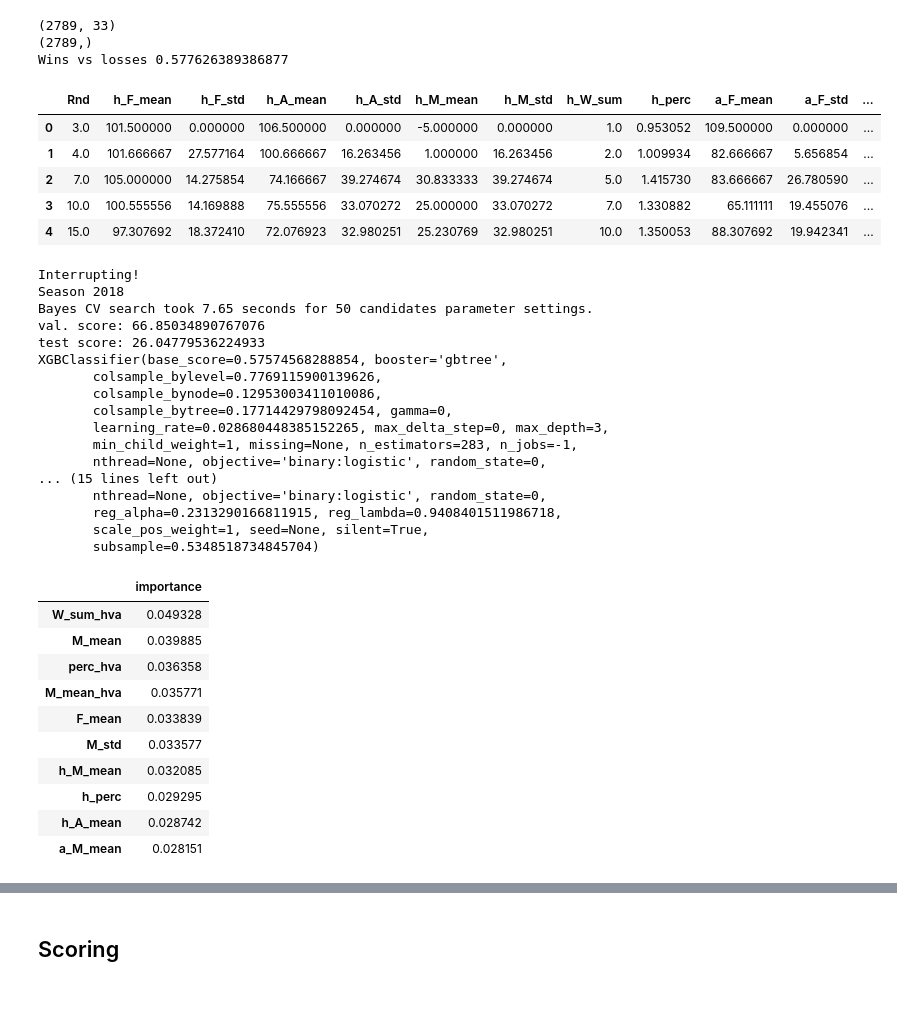
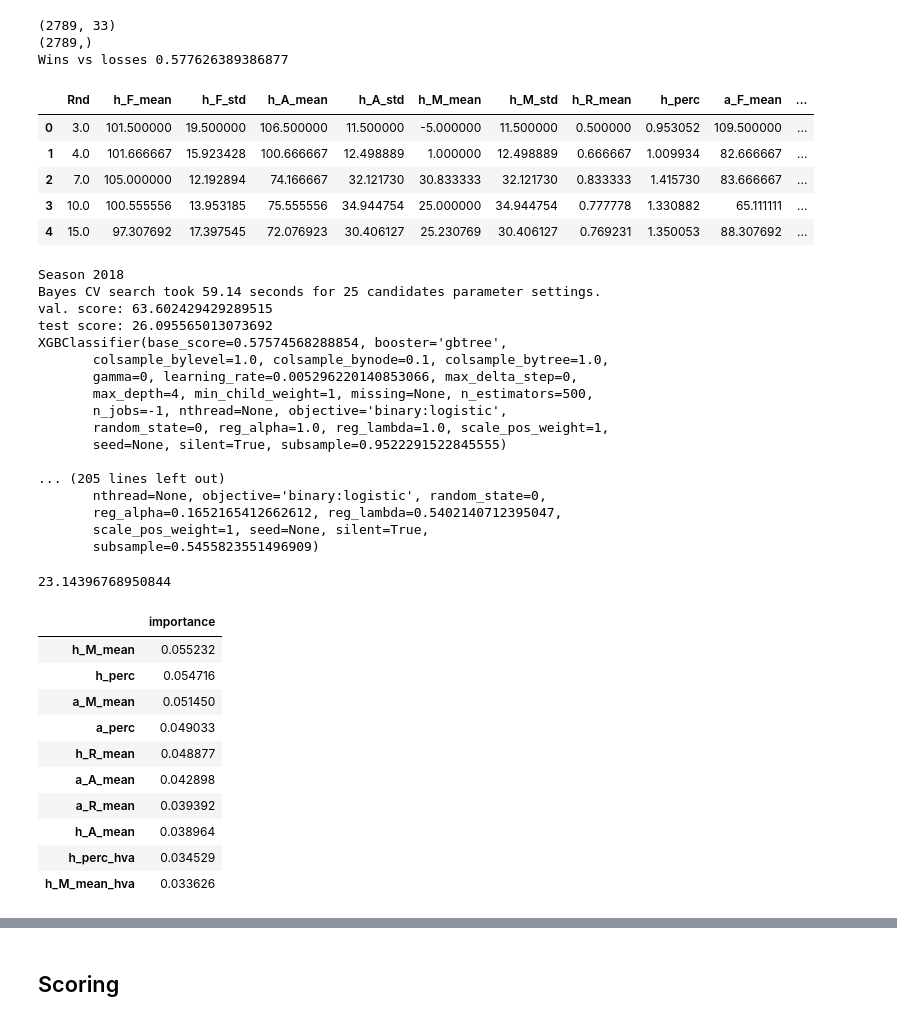
Before and after one commit to toddniven/AFL-Monash-comp, a Jupyter notebook: AFL historical model.ipynb, the cells around one changed output, grey strips where cells are left out. Drawn from its saved outputs; the diff is of its cells as text; code cells hidden in the pictures.

```diff
--- a/AFL historical model.ipynb
+++ b/AFL historical model.ipynb
@@ -83,36 +119,42 @@ print('Wins vs losses',np.sum(y)/float(len(y)))
 Wins vs losses 0.577626389386877
 # %%
 from data_prep.feature_eng import Features
-training_cols = Features().training_cols()
-pd.DataFrame(Features().div_cols(X_list[0]), columns=training_cols).head()
+# training_cols = Features().training_cols()
+# pd.DataFrame(Features().div_cols(X_list[0]), columns=training_cols).head()
+cols = Features().cols()
+pd.DataFrame(X_list[0], columns=cols).head()
 # %% [output]
-|  | Rnd | h_F_mean | h_F_std | h_A_mean | h_A_std | h_M_mean | h_M_std | h_W_sum | h_perc | a_F_mean | a_F_std | ... |
-| 0 | 3.0 | 101.500000 | 0.000000 | 106.500000 | 0.000000 | -5.000000 | 0.000000 | 1.0 | 0.953052 | 109.500000 | 0.000000 | ... |
-| 1 | 4.0 | 101.666667 | 27.577164 | 100.666667 | 16.263456 | 1.000000 | 16.263456 | 2.0 | 1.009934 | 82.666667 | 5.656854 | ... |
-| 2 | 7.0 | 105.000000 | 14.275854 | 74.166667 | 39.274674 | 30.833333 | 39.274674 | 5.0 | 1.415730 | 83.666667 | 26.780590 | ... |
-| 3 | 10.0 | 100.555556 | 14.169888 | 75.555556 | 33.070272 | 25.000000 | 33.070272 | 7.0 | 1.330882 | 65.111111 | 19.455076 | ... |
-| 4 | 15.0 | 97.307692 | 18.372410 | 72.076923 | 32.980251 | 25.230769 | 32.980251 | 10.0 | 1.350053 | 88.307692 | 19.942341 | ... |
+|  | Rnd | h_F_mean | h_F_std | h_A_mean | h_A_std | h_M_mean | h_M_std | h_R_mean | h_perc | a_F_mean | ... |
+| 0 | 3.0 | 101.500000 | 19.500000 | 106.500000 | 11.500000 | -5.000000 | 11.500000 | 0.500000 | 0.953052 | 109.500000 | ... |
+| 1 | 4.0 | 101.666667 | 15.923428 | 100.666667 | 12.498889 | 1.000000 | 12.498889 | 0.666667 | 1.009934 | 82.666667 | ... |
+| 2 | 7.0 | 105.000000 | 12.192894 | 74.166667 | 32.121730 | 30.833333 | 32.121730 | 0.833333 | 1.415730 | 83.666667 | ... |
+| 3 | 10.0 | 100.555556 | 13.953185 | 75.555556 | 34.944754 | 25.000000 | 34.944754 | 0.777778 | 1.330882 | 65.111111 | ... |
+| 4 | 15.0 | 97.307692 | 17.397545 | 72.076923 | 30.406127 | 25.230769 | 30.406127 | 0.769231 | 1.350053 | 88.307692 | ... |
 # %%
 from training.training import Training
-Training(50, 65).train(X_list, y_list)
+scores, best_models = Training(25, 65).train(X_list, y_list)
 # %% [output]
-Interrupting!
 Season 2018
-Bayes CV search took 7.65 seconds for 50 candidates parameter settings.
-val. score: 66.85034890767076
-test score: 26.04779536224933
+Bayes CV search took 59.14 seconds for 25 candidates parameter settings.
+val. score: 63.602429429289515
+test score: 26.095565013073692
 XGBClassifier(base_score=0.57574568288854, booster='gbtree',
-       colsample_bylevel=0.7769115900139626,
-       colsample_bynode=0.12953003411010086,
-       colsample_bytree=0.17714429798092454, gamma=0,
-       learning_rate=0.028680448385152265, max_delta_step=0, max_depth=3,
-       min_child_weight=1, missing=None, n_estimators=283, n_jobs=-1,
+       colsample_bylevel=1.0, colsample_bynode=0.1, colsample_bytree=1.0,
+       gamma=0, learning_rate=0.005296220140853066, max_delta_step=0,
+       max_depth=4, min_child_weight=1, missing=None, n_estimators=500,
+       n_jobs=-1, nthread=None, objective='binary:logistic',
+       random_state=0, reg_alpha=1.0, reg_lambda=1.0, scale_pos_weight=1,
+       seed=None, silent=True, subsample=0.9522291522845555)
+
+... (205 lines left out)
        nthread=None, objective='binary:logistic', random_state=0,
-... (15 lines left out)
-       nthread=None, objective='binary:logistic', random_state=0,
-       reg_alpha=0.2313290166811915, reg_lambda=0.9408401511986718,
+       reg_alpha=0.1652165412662612, reg_lambda=0.5402140712395047,
        scale_pos_weight=1, seed=None, silent=True,
-       subsample=0.5348518734845704)
+       subsample=0.5455823551496909)
+# %%
+print(np.mean(scores))
+# %% [output]
+23.14396768950844
 # %%
 def averagingImp(models=[]):
     predictions = np.column_stack([
@@ -121,21 +163,21 @@ def averagingImp(models=[]):
     return np.mean(predictions, axis=1)
 
 imp = pd.DataFrame(data=averagingImp(best_models),
-             index=training_cols,
+             index=cols,
              columns=['importance']).sort_values(by=['importance'], ascending=False)
 imp.iloc[:10,:]
 # %% [output]
 |  | importance |
-| W_sum_hva | 0.049328 |
-| M_mean | 0.039885 |
-| perc_hva | 0.036358 |
-| M_mean_hva | 0.035771 |
-| F_mean | 0.033839 |
-| M_std | 0.033577 |
-| h_M_mean | 0.032085 |
-| h_perc | 0.029295 |
-| h_A_mean | 0.028742 |
-| a_M_mean | 0.028151 |
+| h_M_mean | 0.055232 |
+| h_perc | 0.054716 |
+| a_M_mean | 0.051450 |
+| a_perc | 0.049033 |
+| h_R_mean | 0.048877 |
+| a_A_mean | 0.042898 |
+| a_R_mean | 0.039392 |
+| h_A_mean | 0.038964 |
+| h_perc_hva | 0.034529 |
+| h_M_mean_hva | 0.033626 |
 # %%
 def averagingModels(X, models=[]):
     predictions = np.column_stack([
```
Also changed, not shown: parts of 10 cells of this notebook, 4 other files.
